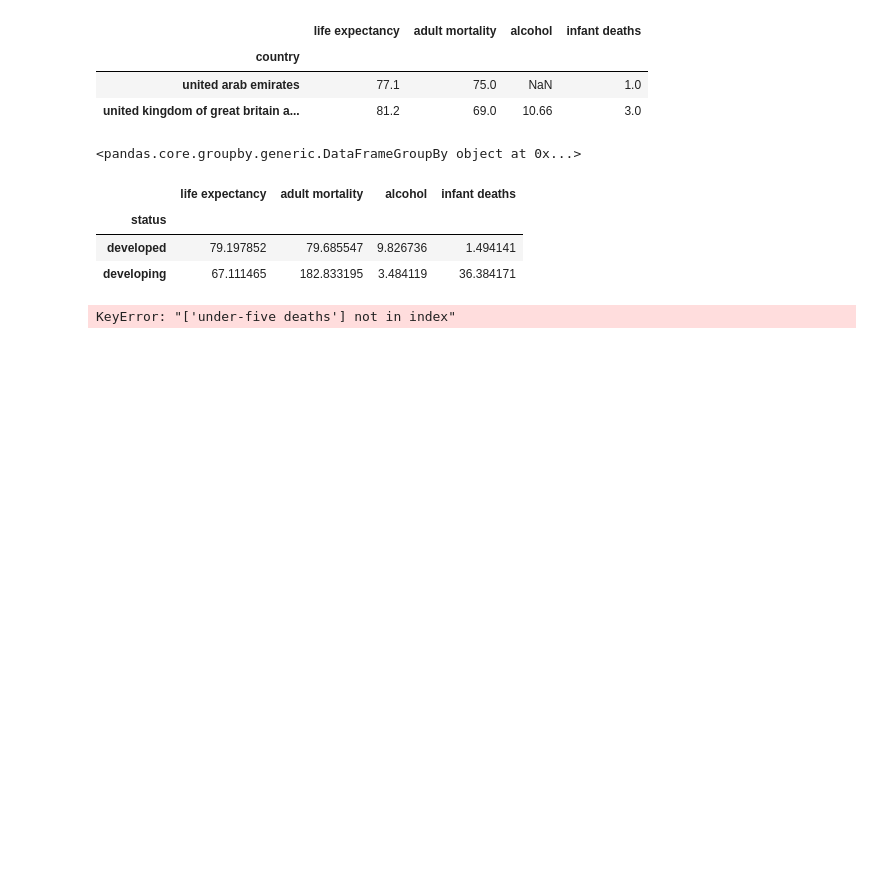
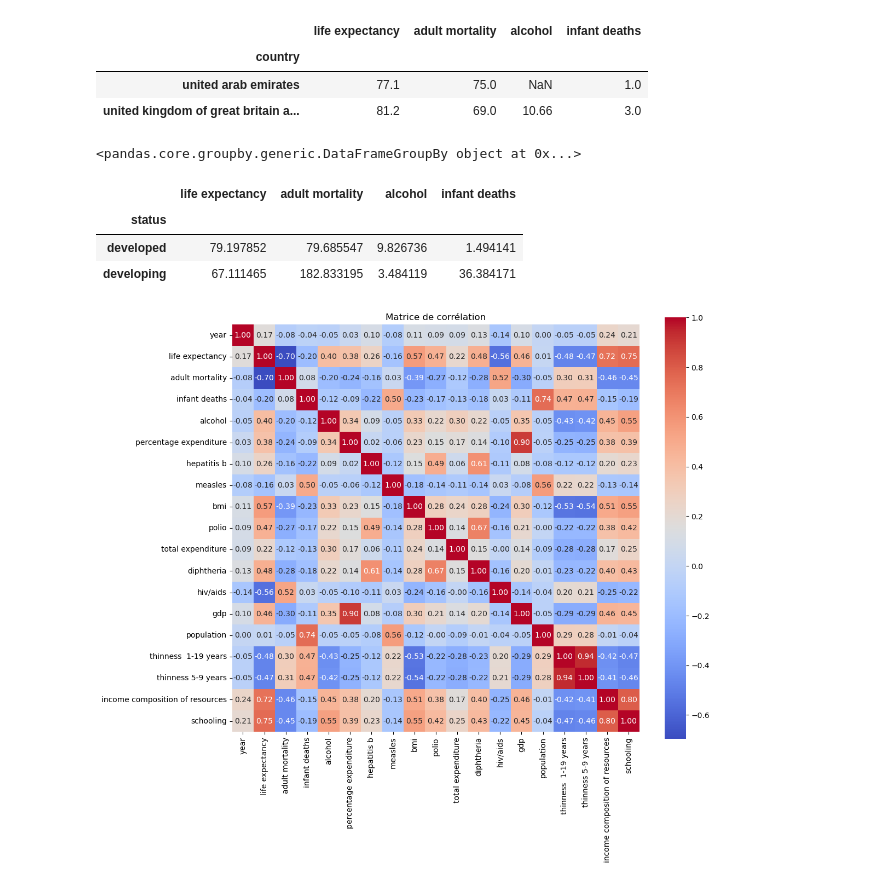
Before and after one commit to bruno-coulet/dazzle-dash, a Jupyter notebook: analyse_exploratoire.ipynb, the cells around one changed output. Saved outputs shown, nothing was run; the diff lists cells and outputs as text; code cells hidden in the pictures; blank space fills up the shorter version.

```diff
--- a/analyse_exploratoire.ipynb
+++ b/analyse_exploratoire.ipynb
@@ -180,22 +180,22 @@ develop
 # %%
 columns_to_keep = [
         'year','life expectancy', 'adult mortality',
        'infant deaths', 'alcohol', 'percentage expenditure', 'hepatitis b',
-       'measles', 'bmi', 'under-five deaths', 'polio', 'total expenditure',
+       'measles', 'bmi', 'polio', 'total expenditure',
        'diphtheria', 'hiv/aids', 'gdp', 'population', 'thinness  1-19 years',
        'thinness 5-9 years', 'income composition of resources', 'schooling'
     ]
 
 
 # Filtrer le DataFrame pour ne garder que les colonnes spécifiées
 df_filtered = df[columns_to_keep]
 
 
 correlation_matrix = df_filtered.corr()
 
 plt.figure(figsize=(12, 10))
 sns.heatmap(correlation_matrix, annot=True, cmap='coolwarm', square=True, fmt=".2f")
 plt.title("Matrice de corrélation")
 plt.show()
 # %% [output]
-KeyError: "['under-five deaths'] not in index"
+[figure, added]
```
